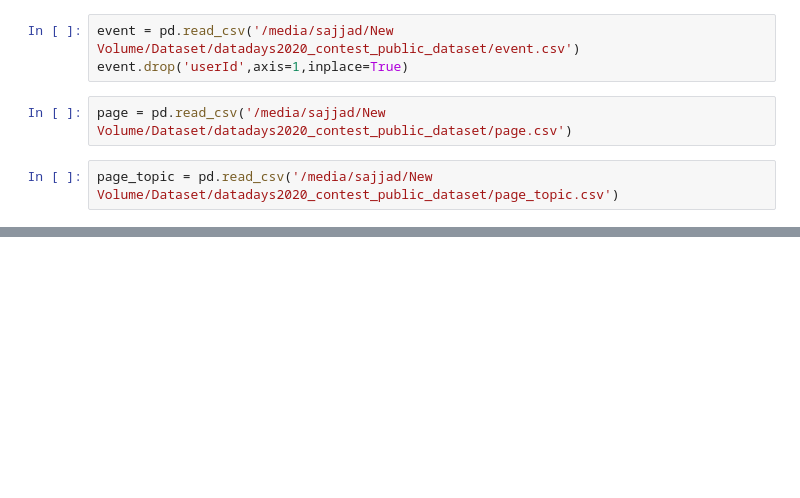
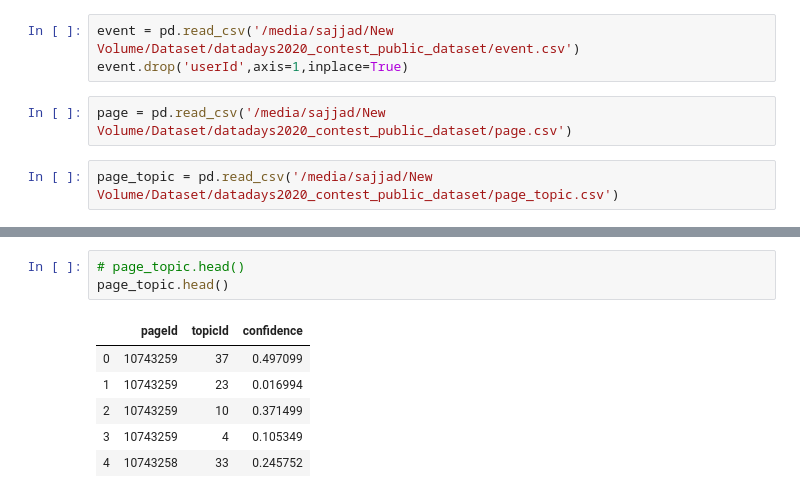
Before and after one commit to sajjad-yazdanparast/data-days, a Jupyter notebook: main.ipynb, the cells around one changed output, grey strips where cells are left out. Saved outputs shown, nothing was run; the diff lists cells and outputs as text; blank space fills up the shorter version.

```diff
--- a/main.ipynb
+++ b/main.ipynb
@@ -59,0 +88,10 @@ new_df.head(50)
+# %%
+# page_topic.head()
+page_topic.head()
+# %% [output]
+|  | pageId | topicId | confidence |
+| 0 | 10743259 | 37 | 0.497099 |
+| 1 | 10743259 | 23 | 0.016994 |
+| 2 | 10743259 | 10 | 0.371499 |
+| 3 | 10743259 | 4 | 0.105349 |
+| 4 | 10743258 | 33 | 0.245752 |
```
Also changed, not shown: parts of 12 cells of this notebook, 1 other file.
